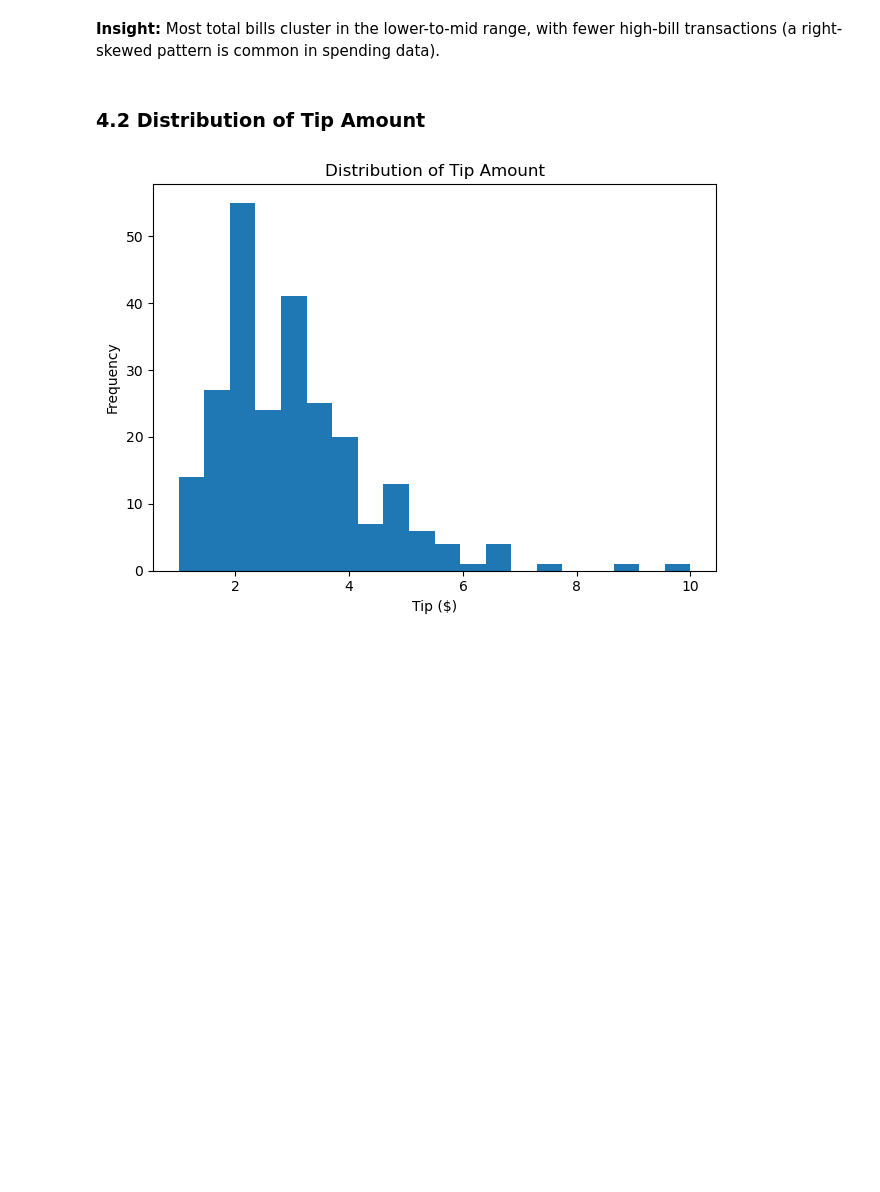
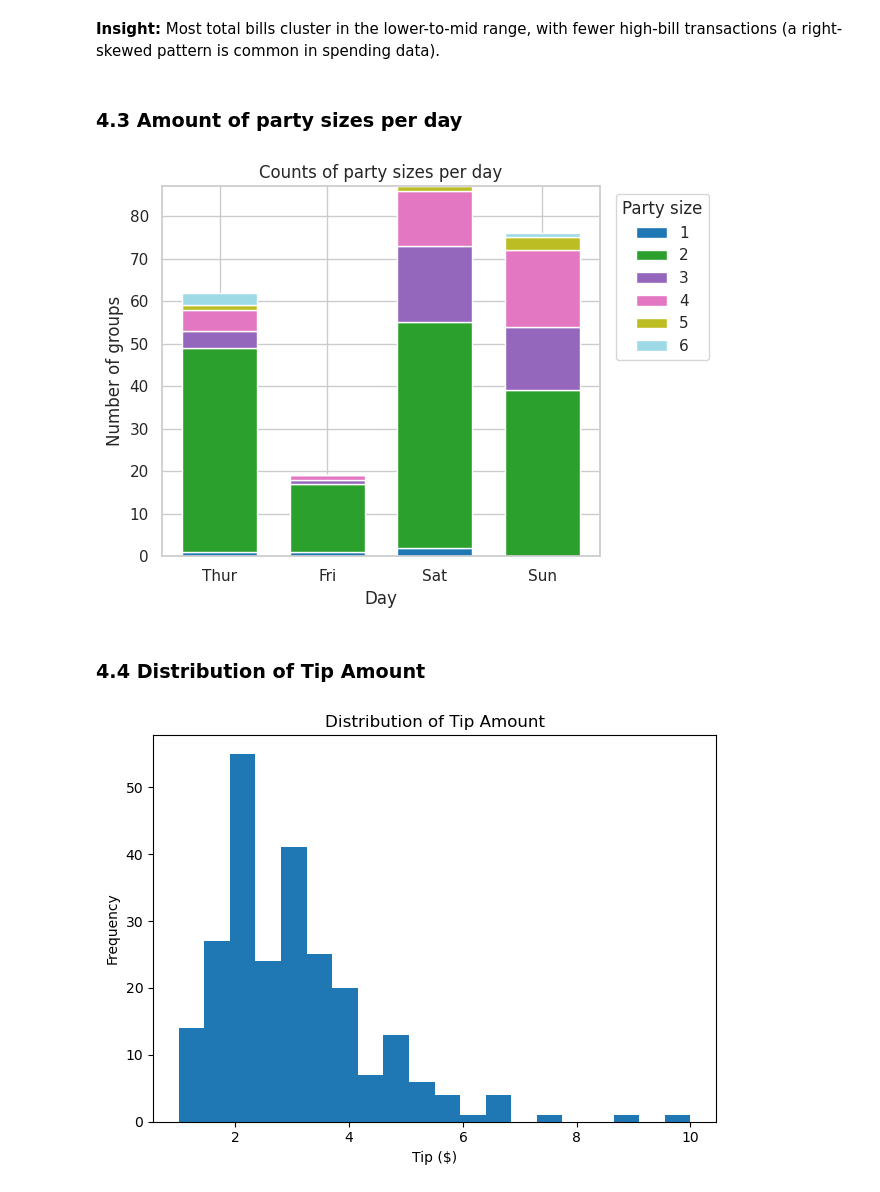
Before and after one commit to aaronjalomo/DS201-Final-Project-Tips, a Jupyter notebook: DS201_Final_Project.ipynb, the cells around one changed output. Saved outputs shown, nothing was run; the diff lists cells and outputs as text; code cells hidden in the pictures; blank space fills up the shorter version.

```diff
--- a/DS201_Final_Project.ipynb
+++ b/DS201_Final_Project.ipynb
@@ -178,8 +199,30 @@ plt.show()
 [figure]
 # %% [markdown]
 **Insight:** Most total bills cluster in the lower-to-mid range, with fewer high-bill transactions (a right-skewed pattern is common in spending data).
+# %% [markdown]
+### 4.3 Amount of party sizes per day
+# %%
+day_order = ["Thur", "Fri", "Sat", "Sun"]
+df["day"] = pd.Categorical(df["day"], categories=day_order, ordered=True)
+counts = df.groupby(["day", "size"], observed=False).size().unstack(fill_value=0).reindex(day_order)
+
+bottom = np.zeros(len(counts))
+colors = plt.cm.tab20(np.linspace(0, 1, counts.shape[1]))
+
+for i, col in enumerate(counts.columns):
+    plt.bar(counts.index, counts[col].values, bottom=bottom, color=colors[i], width=0.7, label=str(col))
+    bottom += counts[col].values
+
+plt.xlabel("Day")
+plt.ylabel("Number of groups")
+plt.title("Counts of party sizes per day")
+plt.legend(title="Party size", bbox_to_anchor=(1.02, 1), loc="upper left")
+plt.tight_layout()
+plt.show()
+# %% [output]
+[figure, added]
 # %% [markdown]
-### 4.2 Distribution of Tip Amount
+### 4.4 Distribution of Tip Amount
 # %%
 plt.figure()
 plt.hist(df["tip"], bins=20)
```
Also changed, not shown: parts of 10 cells of this notebook.
